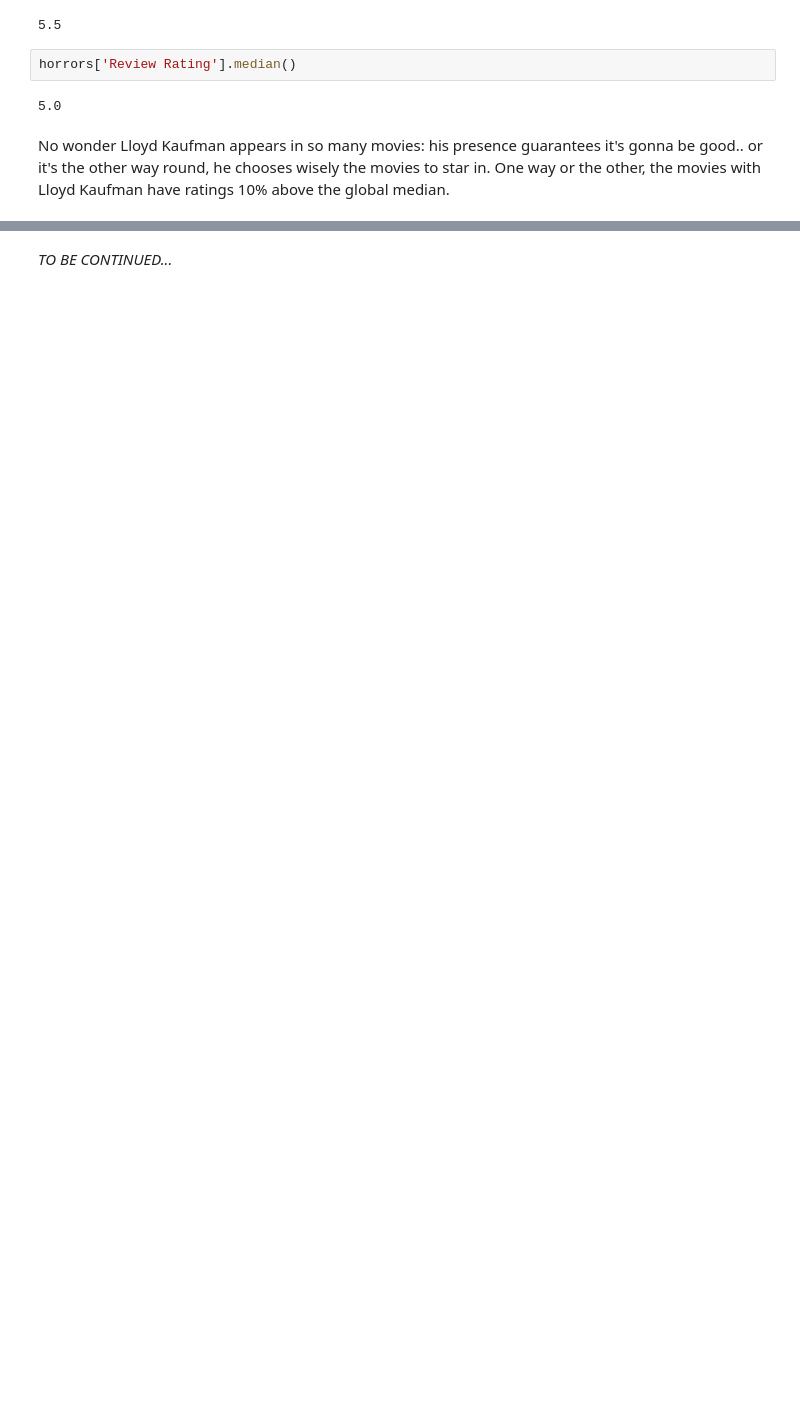
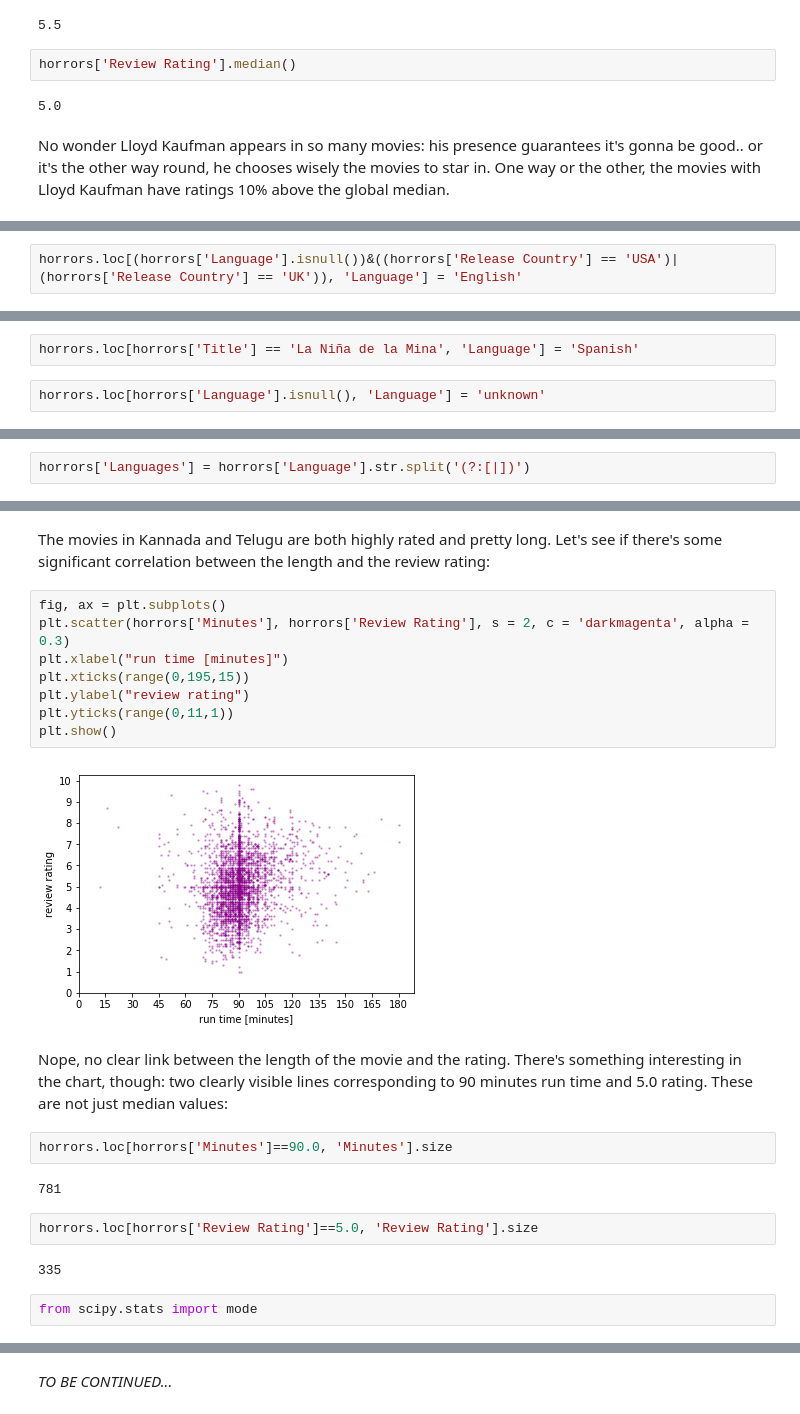
Before and after one commit to nebelgrau77/pandas-wrangling, a Jupyter notebook: horrors_IMDB.ipynb, the cells around one changed output, grey strips where cells are left out. Saved outputs shown, nothing was run; the diff lists cells and outputs as text; blank space fills up the shorter version.

```diff
--- a/horrors_IMDB.ipynb
+++ b/horrors_IMDB.ipynb
@@ -525,0 +598,2 @@ No wonder Lloyd Kaufman appears in so many movies: his presence guarantees it's
+# %%
+horrors.loc[(horrors['Language'].isnull())&((horrors['Release Country'] == 'USA')|(horrors['Release Country'] == 'UK')), 'Language'] = 'English'
@@ -525,0 +620,4 @@ No wonder Lloyd Kaufman appears in so many movies: his presence guarantees it's
+# %%
+horrors.loc[horrors['Title'] == 'La Niña de la Mina', 'Language'] = 'Spanish'
+# %%
+horrors.loc[horrors['Language'].isnull(), 'Language'] = 'unknown'
@@ -525,0 +647,2 @@ No wonder Lloyd Kaufman appears in so many movies: his presence guarantees it's
+# %%
+horrors['Languages'] = horrors['Language'].str.split('(?:[|])')
@@ -525,0 +778,26 @@ No wonder Lloyd Kaufman appears in so many movies: his presence guarantees it's
+# %% [markdown]
+
+The movies in Kannada and Telugu are both highly rated and pretty long. Let's see if there's some significant correlation between the length and the review rating:
+# %%
+fig, ax = plt.subplots()
+plt.scatter(horrors['Minutes'], horrors['Review Rating'], s = 2, c = 'darkmagenta', alpha = 0.3)
+plt.xlabel("run time [minutes]")
+plt.xticks(range(0,195,15))
+plt.ylabel("review rating")
+plt.yticks(range(0,11,1))
+plt.show()
+# %% [output]
+[figure, added]
+# %% [markdown]
+
+Nope, no clear link between the length of the movie and the rating. There's something interesting in the chart, though: two clearly visible lines corresponding to 90 minutes run time and 5.0 rating. These are not just median values:
+# %%
+horrors.loc[horrors['Minutes']==90.0, 'Minutes'].size
+# %% [output]
+781
+# %%
+horrors.loc[horrors['Review Rating']==5.0, 'Review Rating'].size
+# %% [output]
+335
+# %%
+from scipy.stats import mode
```
Also changed, not shown: parts of 47 cells of this notebook.
